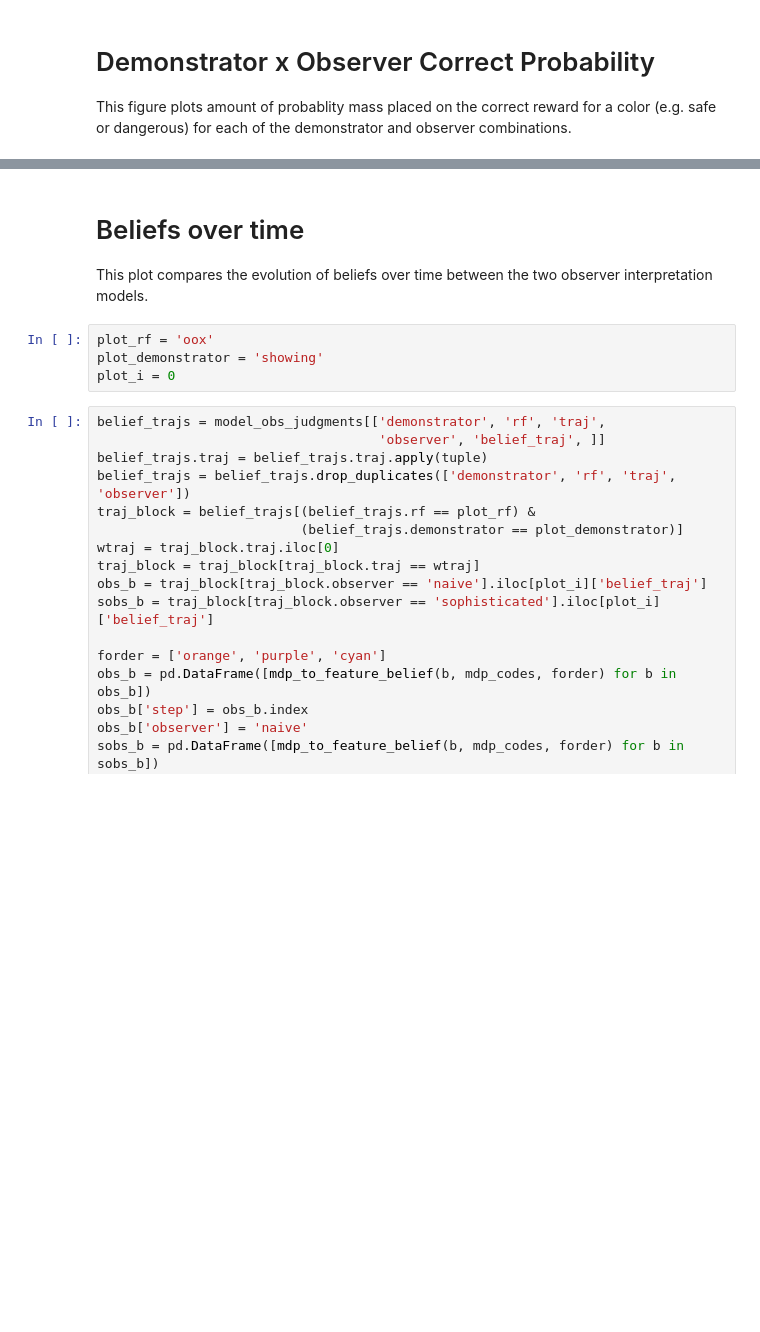
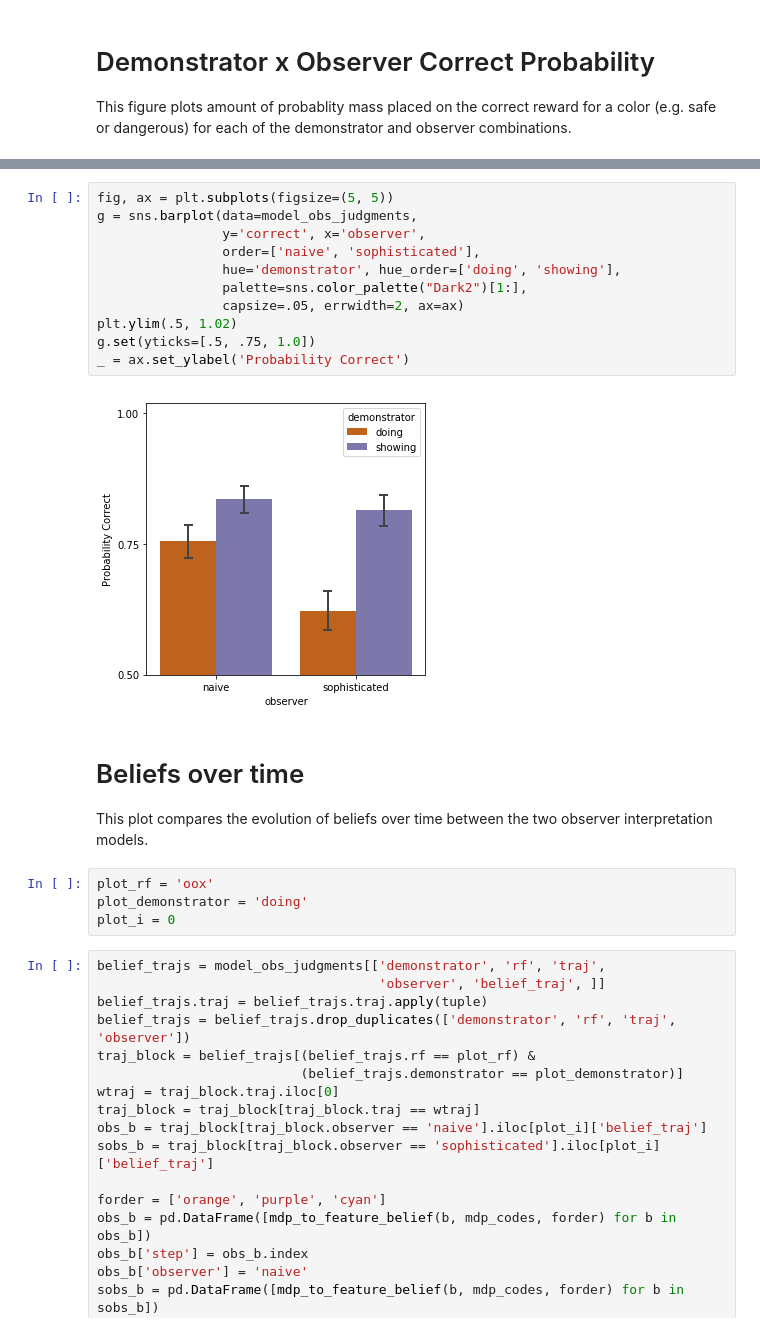
Before and after one commit to smilli/pedagogy-exps, a Jupyter notebook: Visualizations.ipynb, the cells around one changed output, grey strips where cells are left out. Cells and saved outputs as stored; diff of their text form; blank space fills up the shorter version.

```diff
--- a/Visualizations.ipynb
+++ b/Visualizations.ipynb
@@ -65,9 +113,22 @@ _ = ax.set_ylabel('Probability on\nCorrect Answer')
+# %%
+fig, ax = plt.subplots(figsize=(5, 5))
+g = sns.barplot(data=model_obs_judgments,
+                y='correct', x='observer',
+                order=['naive', 'sophisticated'],
+                hue='demonstrator', hue_order=['doing', 'showing'],
+                palette=sns.color_palette("Dark2")[1:],
+                capsize=.05, errwidth=2, ax=ax)
+plt.ylim(.5, 1.02)
+g.set(yticks=[.5, .75, 1.0])
+_ = ax.set_ylabel('Probability Correct')
+# %% [output]
+[figure, added]
 # %% [markdown]
 # Beliefs over time
 This plot compares the evolution of beliefs over time between the two observer interpretation models.
 # %%
 plot_rf = 'oox'
-plot_demonstrator = 'showing'
+plot_demonstrator = 'doing'
 plot_i = 0
 # %%
 belief_trajs = model_obs_judgments[['demonstrator', 'rf', 'traj',
```
Also changed, not shown: parts of 7 cells of this notebook, 10 other files.
